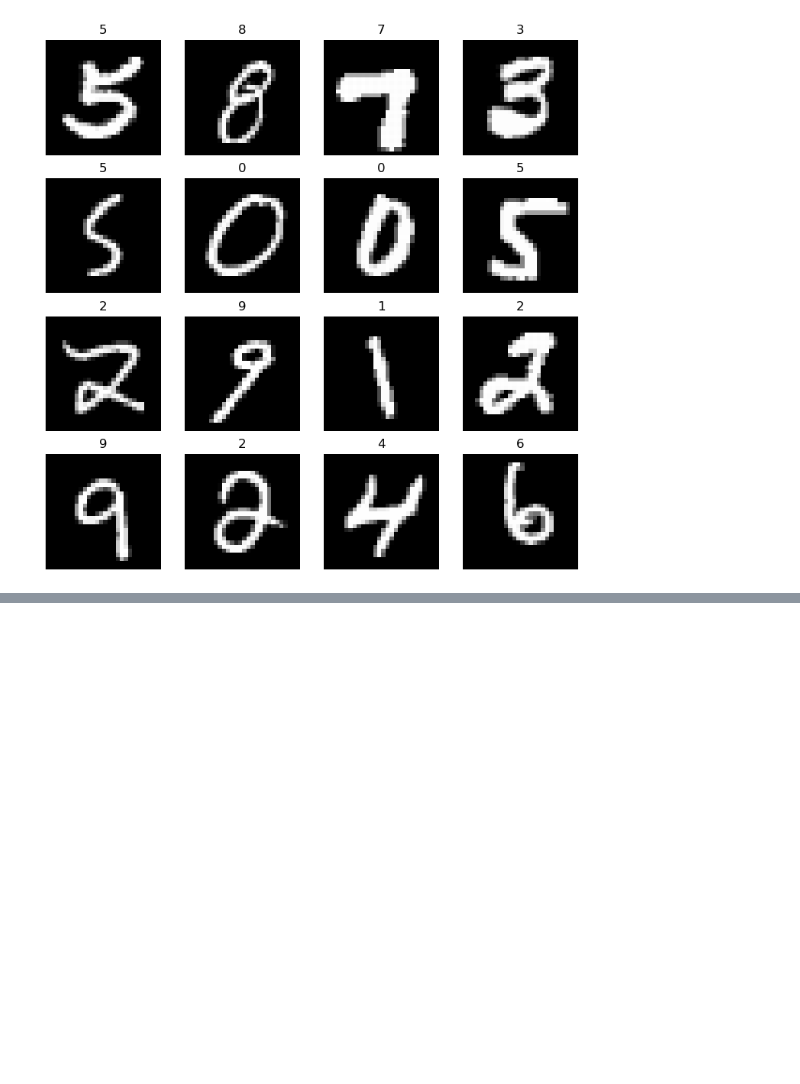
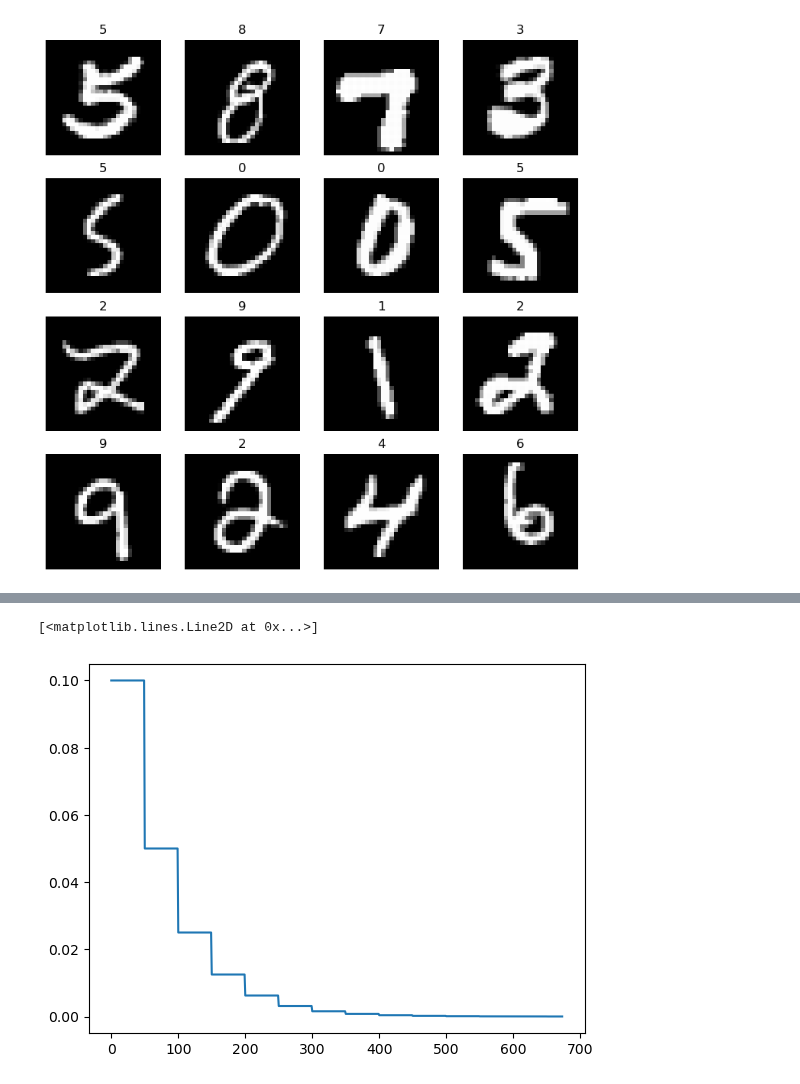
Before and after one commit to Molten-Ice/Deep-Learning, a Jupyter notebook: autoencoder.ipynb, the cells around one changed output, grey strips where cells are left out. Cells and saved outputs as stored; diff of their text form; code cells hidden in the pictures; blank space fills up the shorter version.

```diff
--- a/autoencoder.ipynb
+++ b/autoencoder.ipynb
@@ -245,3 +242,8 @@ Batch: 1000 | Train loss: 0.0747 | Test loss: 0.0746
+# %%
+plt.plot(lrs)
+# %% [output]
+[<matplotlib.lines.Line2D at 0x...>]
+[figure, added]
 # %%
 fig = plt.figure(figsize=(9,9))
 rows, cols = 4, 4
```
Also changed, not shown: parts of 7 cells of this notebook.
